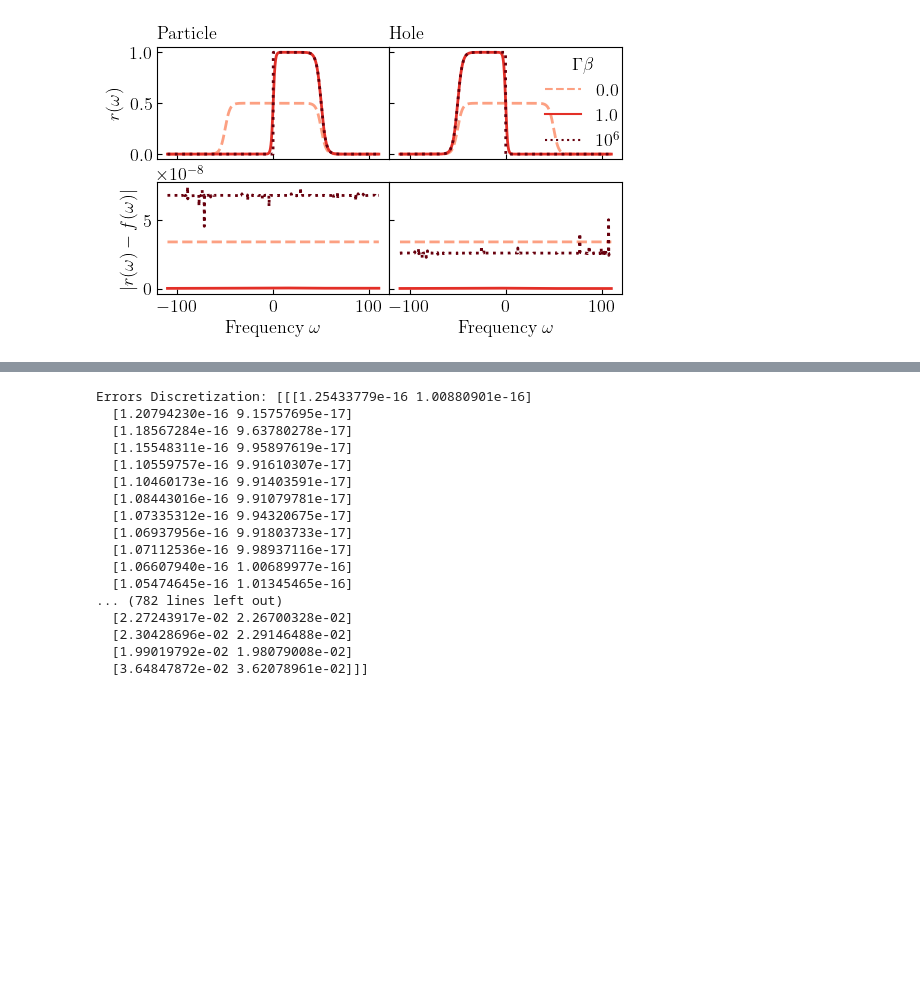
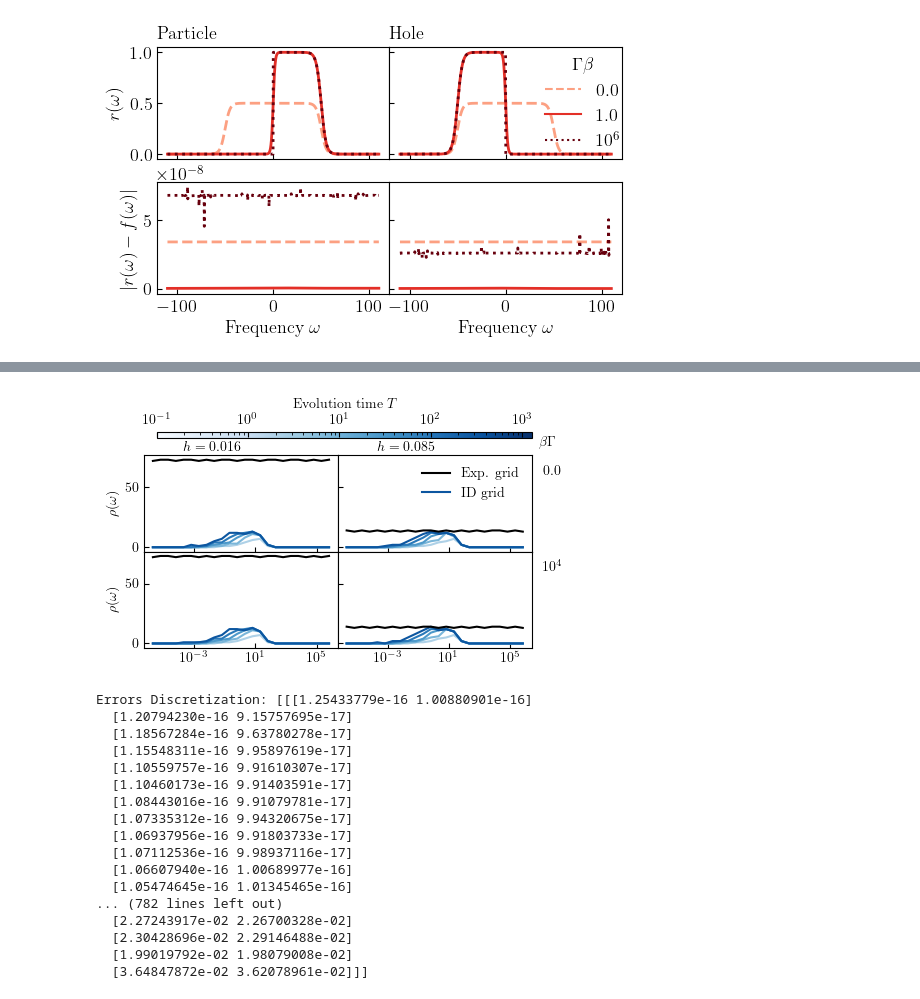
Before and after one commit to jthoenniss/RealTimeID, a Jupyter notebook: notebooks/paper.ipynb, the cells around one changed output, grey strips where cells are left out. Cells and saved outputs as stored; diff of their text form; code cells hidden in the pictures; blank space fills up the shorter version.

```diff
--- a/notebooks/paper.ipynb
+++ b/notebooks/paper.ipynb
@@ -1108,3 +1166,88 @@ nbr. explicit poles 12
+# %%
+#plot fine grid and coarse grid
+
+def get_idx(tol, tau, beta):
+    return tol * kernel_dims_ID[1] *  kernel_dims_ID[2] + tau * kernel_dims_ID[2] + beta
+
+norm_times = mcolors.LogNorm(vmin=0.1 * np.min(t_data[t_data > 0]), vmax=4*np.max(t_data))
+
+#color map red
+cmap_blues = plt.get_cmap("Blues")
+
+lower_lim, upper_lim, interval_spacing = -6, 6, "log"
+#Set plot parameters
+plt.rcParams.update({"text.usetex": True, "font.family": "serif", "font.size": 10})
+
+fig, axs = plt.subplots(2, 2, figsize=(5, 2.5), sharex=True, sharey=True)
+
+for eps_iter, eps in enumerate([0, 10]):
+    for b in range(kernel_dims_ID[2]):
+
+        for tau in range(len(t_data)-1, 0, -3)[::-1]:
+            idx = get_idx(eps, tau, b)
+
+            fine_grid_plot = fine_grid_complex[idx]
+            coarse_grid_plot = coarse_grid[idx]
+
+
+            density_coarse, density_coarse_grid = cf.point_density(coarse_grid_plot, lower_lim, upper_lim, interval_spacing)
+            #plot fine grid
+            #axs[b].scatter(fine_grid_plot.real, fine_grid_plot.imag, marker = 'o', color = 'black', s = 20)
+            #plot coarse grid
+            #axs[b].scatter(coarse_grid_plot.real, coarse_grid_plot.imag, marker = 'x', color = 'red', s = 20)
+
+
+            axs[b,eps_iter].plot(density_coarse_grid, density_coarse, color=cmap_blues(norm_times(t_data[tau])))
+
+        #plot densities (fine grid is time-indepdendent (excepct cutoff frequencies))
+        density_fine, density_fine_grid = cf.point_density(fine_grid_plot, lower_lim, upper_lim, interval_spacing)
+        axs[b,eps_iter].plot(density_fine_grid, density_fine, label = "Exp. grid", color = "black")
+
+        axs[b, eps_iter].set_xscale("log")
+
+
+
+        axs[b, 0].set_ylabel(r"$\mathcal{\rho}(\omega)$")
+
+    #write value of discretization parameter h above plot columns
+    axs[0,eps_iter].text(0.2, 1.05, r"$h = {}$".format(round(h_vals[eps, 0, 0],3)), transform=axs[0,eps_iter].transAxes)
+
+#single red line in legend for coarse grid
+axs[0,1].plot([], [], color=cmap_blues(norm_times(t_data[-1])), label='ID grid')
+axs[0,1].legend(frameon=False)
+
+#colorbar for the reds above the figure
+cax_blues = fig.add_axes([0.15, 0.95, 0.75, 0.025])
+sm_blues = cm.ScalarMappable(cmap=cmap_blues, norm=norm_times)
+sm_blues.set_array([])
+cbar_blues = fig.colorbar(sm_blues, cax=cax_blues, orientation='horizontal')
+# Place ticks inside the red colorbar and on top
+cbar_blues.ax.xaxis.set_ticks_position('top')
+cbar_blues.ax.xaxis.set_label_position('top')
+cbar_blues.ax.tick_params(axis='x', which='both', direction='in', top = True, bottom = False)
+cbar_blues.set_label("Evolution time " + r'$T$', labelpad=5, fontsize='medium')
+
+
+#move all ticks into plot area:
+for ax in axs.flat:
+    ax.xaxis.set_tick_params(which='both', direction='in')
+    ax.yaxis.set_tick_params(which='both', direction='in')
+
+#move lower plots closer to upper plots
+fig.subplots_adjust(hspace=0.0, wspace=0.0)
+
+
+#write the temperature values into plots
+#for text inset, choose background color white
+axs[0,-1].text(1.04, 1.1, r"$\beta \Gamma$", transform=axs[0,-1].transAxes, backgroundcolor=(1, 1, 1, 0.9))
+axs[0,-1].text(1.06, 0.8, r"$0.0$", transform=axs[0,-1].transAxes, backgroundcolor=(1, 1, 1, 0.9))
+axs[1,-1].text(1.06, 0.8, r"$10^4$", transform=axs[1,-1].transAxes, backgroundcolor=(1, 1, 1, 0.9))
+
+
+#save as pdf
+plt.savefig('../plots/paper/densities_flatband_Lambda=100000_pos.pdf', format='pdf', bbox_inches='tight')
+# %% [output]
+[figure, added]
 # %%
 
 filename_ID = f'../data/paper/paper_ID_Lambda100000_opt_onlypos.h5'
```
Also changed, not shown: parts of 4 cells of this notebook.
